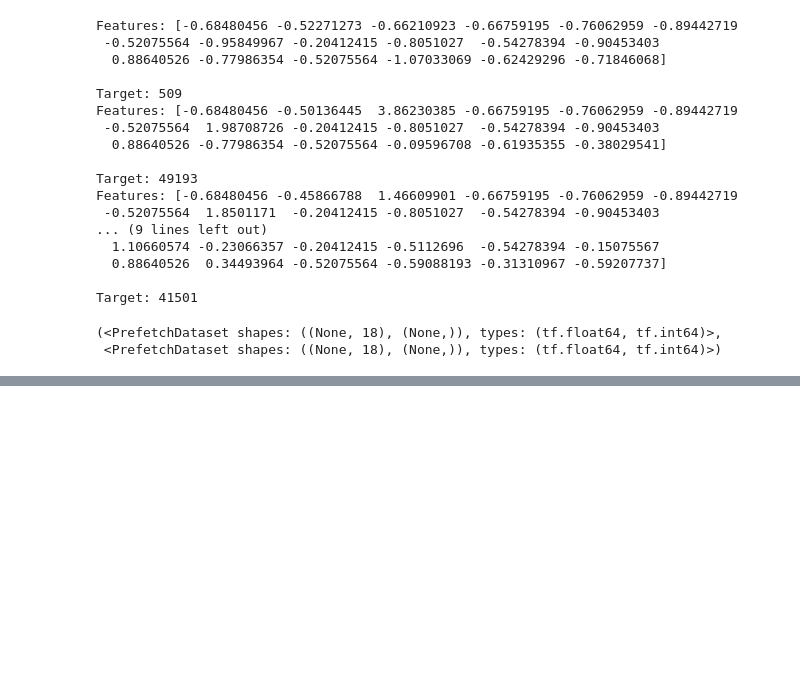
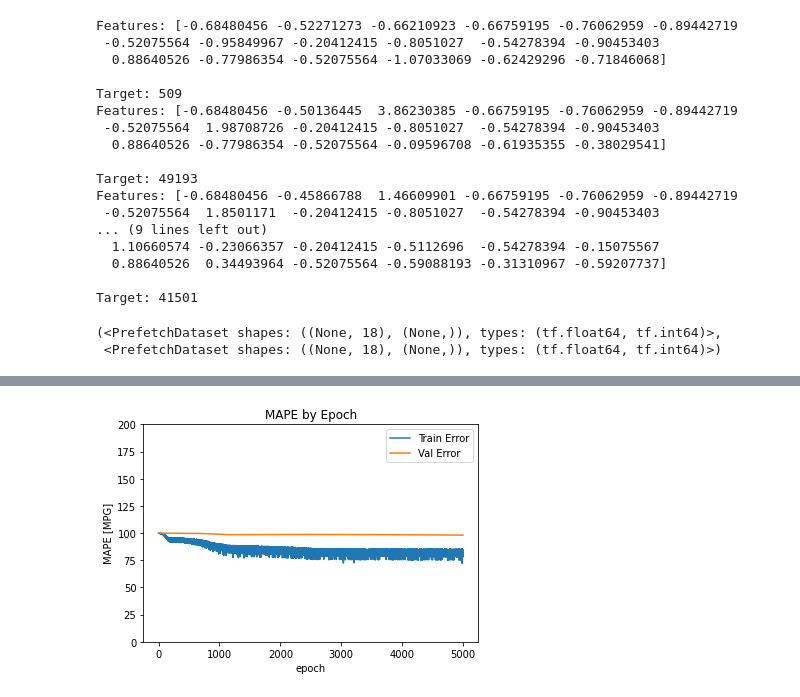
Before and after one commit to BrandonCay/-DSP-performance-prediction, a Jupyter notebook: DSP_performance_prediction.ipynb, the cells around one changed output, grey strips where cells are left out. Cells and saved outputs as stored; diff of their text form; code cells hidden in the pictures; blank space fills up the shorter version.

```diff
--- a/DSP_performance_prediction.ipynb
+++ b/DSP_performance_prediction.ipynb
@@ -1038,3 +571,10 @@ model.compile(
     loss='mape', metrics=[mape, 'mae'])
 
 # use mape (mean absolute percentage error) as loss function
+# %%
+
+
+
+
+history = model.fit(train_bs, epochs=5000,
+                    validation_data=test_bs,)
@@ -1040,0 +617,22 @@ model.compile(
+# %%
+import matplotlib.pyplot as plt
+def plot_history(history, limit1, limit2):
+
+  hist = pd.DataFrame(history.history)
+  hist['epoch'] = history.epoch
+  plt.figure()
+  plt.xlabel('epoch')
+  plt.ylabel('MAPE [MPG]')
+  plt.plot(hist['epoch'], hist['mean_absolute_percentage_error'],    label='Train Error')
+  plt.plot(hist['epoch'], hist['val_mean_absolute_percentage_error'],    label = 'Val Error')
+  plt.ylim([0, limit1])
+  plt.legend()
+  plt.title('MAPE by Epoch')
+  plt.show()
+
+# set limits to make plot readable , change limit value can change the scale of vertical axis
+
+mean_absolute_percentage_error_limit, mae_limit = 200,200
+plot_history(history, mean_absolute_percentage_error_limit, mae_limit)
+# %% [output]
+[figure, added]
```
Also changed, not shown: parts of 42 cells of this notebook.
